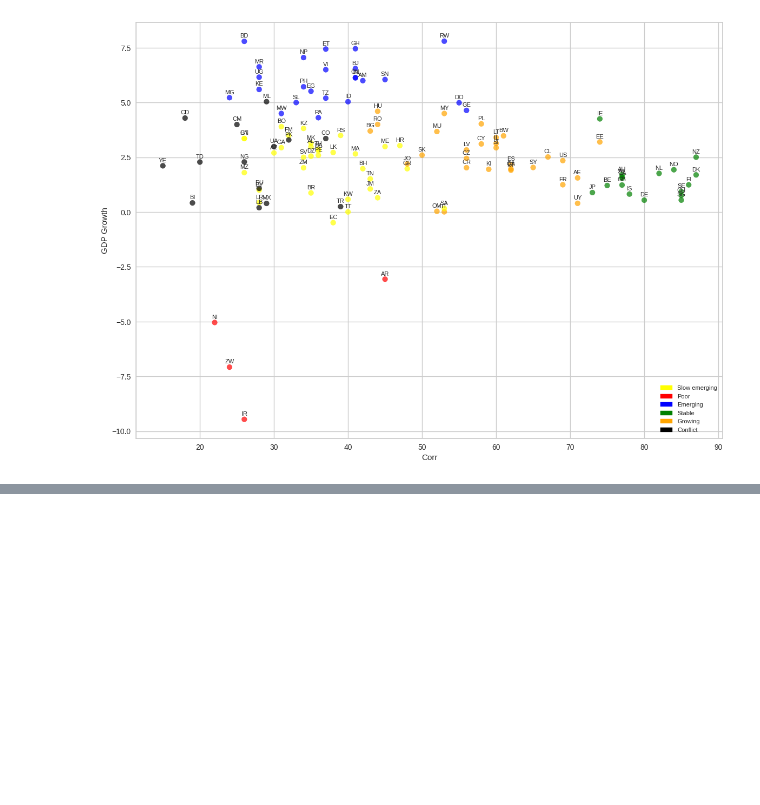
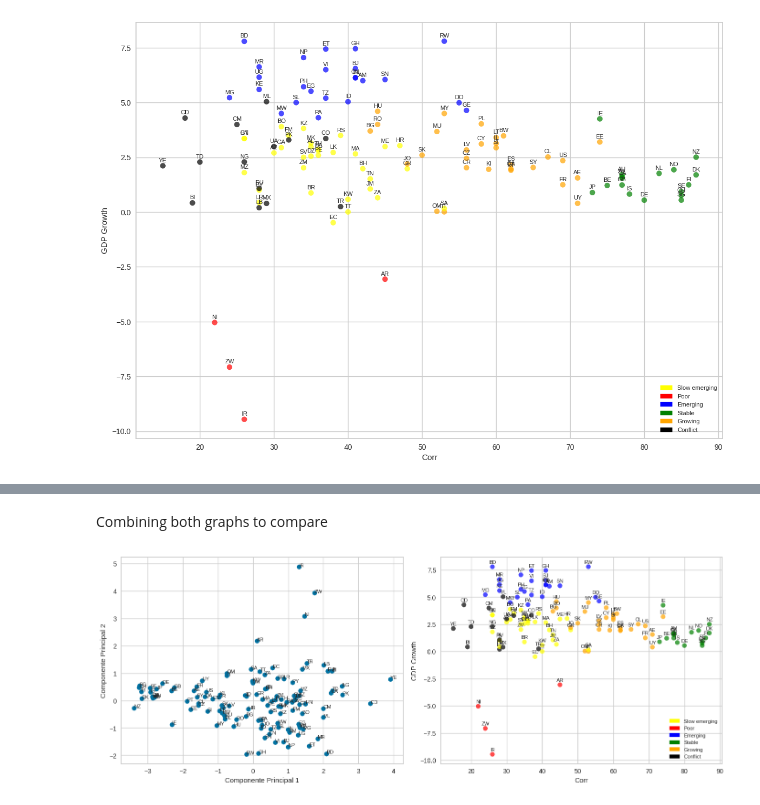
Before and after one commit to venidaydream/Data-Science, a Jupyter notebook: Copy_of_Taller2_Elbow_PCA_Venelina.ipynb, the cells around one changed output, grey strips where cells are left out. Drawn from its saved outputs; the diff is of its cells as text; code cells hidden in the pictures; blank space fills up the shorter version.

```diff
--- a/Copy_of_Taller2_Elbow_PCA_Venelina.ipynb
+++ b/Copy_of_Taller2_Elbow_PCA_Venelina.ipynb
@@ -220,0 +253,46 @@ plt.show()
+# %% [markdown]
+Combining both graphs to compare
+# %%
+# Plotting the PCA scatter plot
+c1 = pca_x_2_reduced[:, 0]
+c2 = pca_x_2_reduced[:, 1]
+lab = df['Abbrev']
+
+plt.figure(figsize=(14, 10))
+
+plt.subplot(2, 2, 1)  # Subplot for PCA scatter plot
+plt.scatter(c1, c2)
+for i, txt in enumerate(lab):
+    plt.annotate(str(txt), (c1[i], c2[i]), fontsize=8)
+plt.xlabel("Componente Principal 1")
+plt.ylabel("Componente Principal 2")
+
+# Plotting the clustered scatter plot
+colors = df_clustered["Cluster_Name"].map({"Emerging": "blue",
+                                           "Poor": "red",
+                                           "Stable": "green",
+                                           "Conflict": "black",
+                                           "Growing": "orange",
+                                           "Slow emerging": "yellow"
+                                           })
+
+plt.subplot(2, 2, 2)  # Subplot for clustered scatter plot
+plt.scatter(df_clustered['Corr'], df_clustered['GDP Growth'], c=colors, alpha=0.7)
+plt.xlabel('Corr')
+plt.ylabel('GDP Growth')
+
+# Scatter point labels
+for i in range(len(df_clustered)):
+    plt.annotate(f"{df_clustered['Abbrev'][i]}", (df_clustered["Corr"][i], df_clustered["GDP Growth"][i]),
+                 textcoords="offset points", xytext=(0, 5), ha='center', fontsize=8)
+
+# Legend
+legend_labels = df_clustered["Cluster_Name"].unique()
+legend_handles = [Patch(color=color, label=label) for color, label in zip(colors.unique(), legend_labels)]
+
+plt.legend(handles=legend_handles, loc="lower right", fontsize=8)
+
+plt.tight_layout()  # Adjust layout for better appearance
+plt.show()
+# %% [output]
+[figure, added]
```
Also changed, not shown: parts of 11 cells of this notebook.
